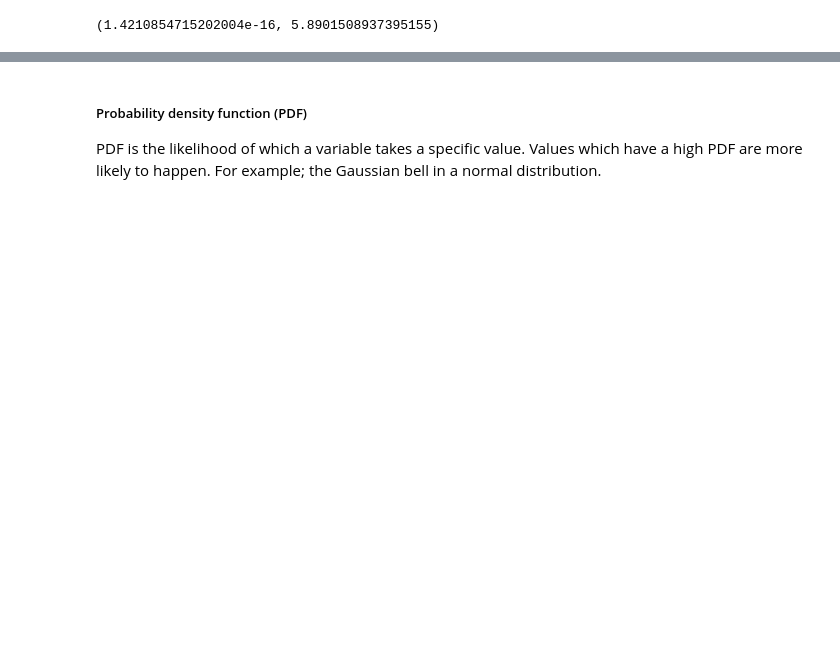
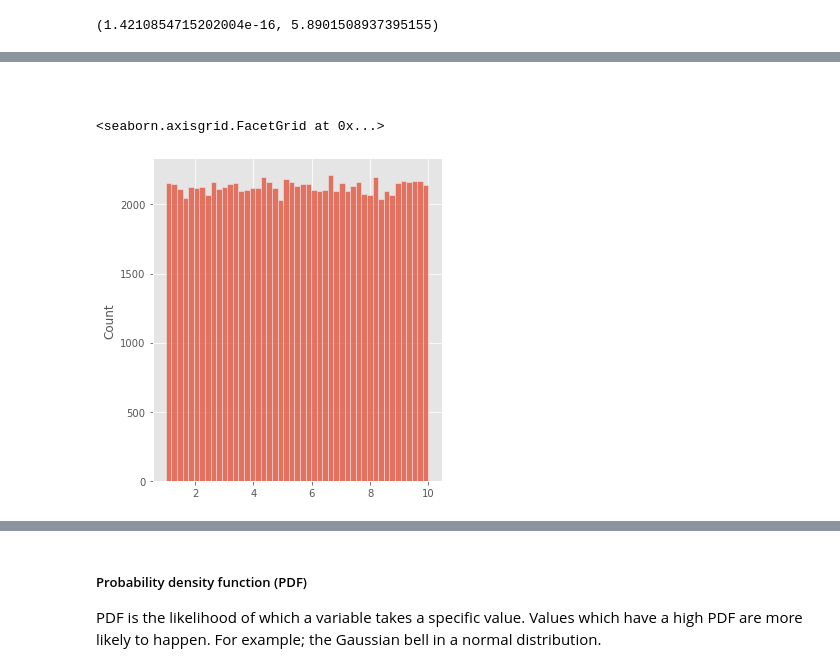
Before and after one commit to kmcd14/MLandStats-assessment, a Jupyter notebook: scipy-stats.ipynb, the cells around one changed output, grey strips where cells are left out. Saved outputs shown, nothing was run; the diff lists cells and outputs as text; code cells hidden in the pictures; blank space fills up the shorter version.

```diff
--- a/scipy-stats.ipynb
+++ b/scipy-stats.ipynb
@@ -130,0 +189,14 @@ location, scale
+# %% [markdown]
+<br>
+# %%
+# Setting seed so output stays the same
+rng = np.random.default_rng(seed=5)
+
+# Uniform distribution of random numbres
+x = rng.uniform(1,10, 100000)
+# %%
+# Generating a displot
+sns.displot(x)
+# %% [output]
+<seaborn.axisgrid.FacetGrid at 0x...>
+[figure, added]
```
Also changed, not shown: parts of 371 cells of this notebook, 13 other files.
